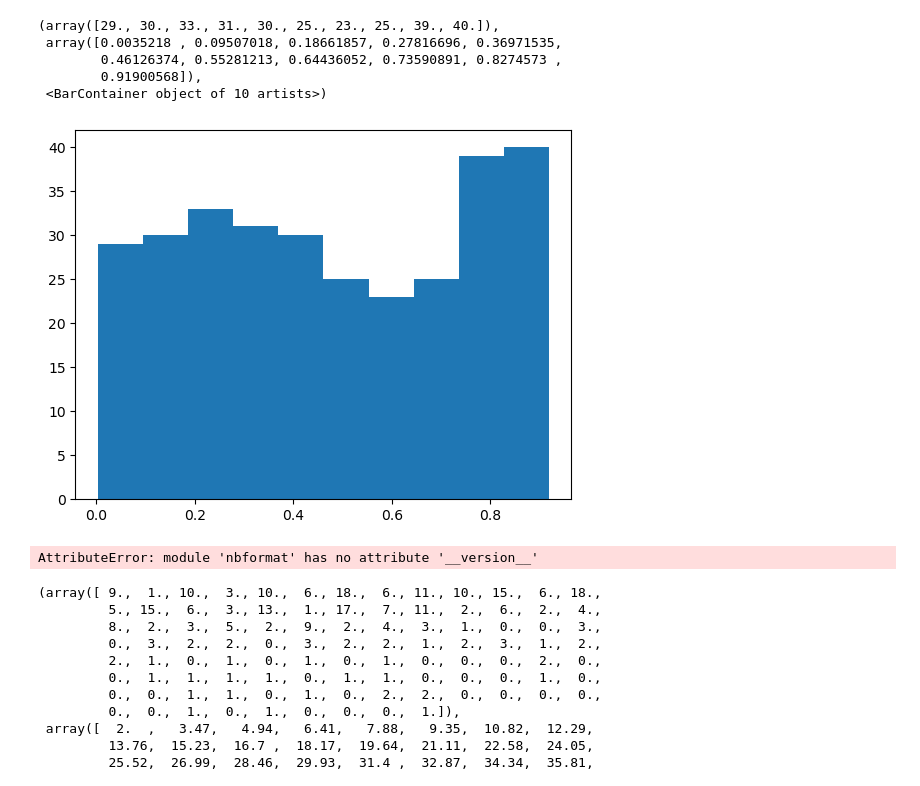
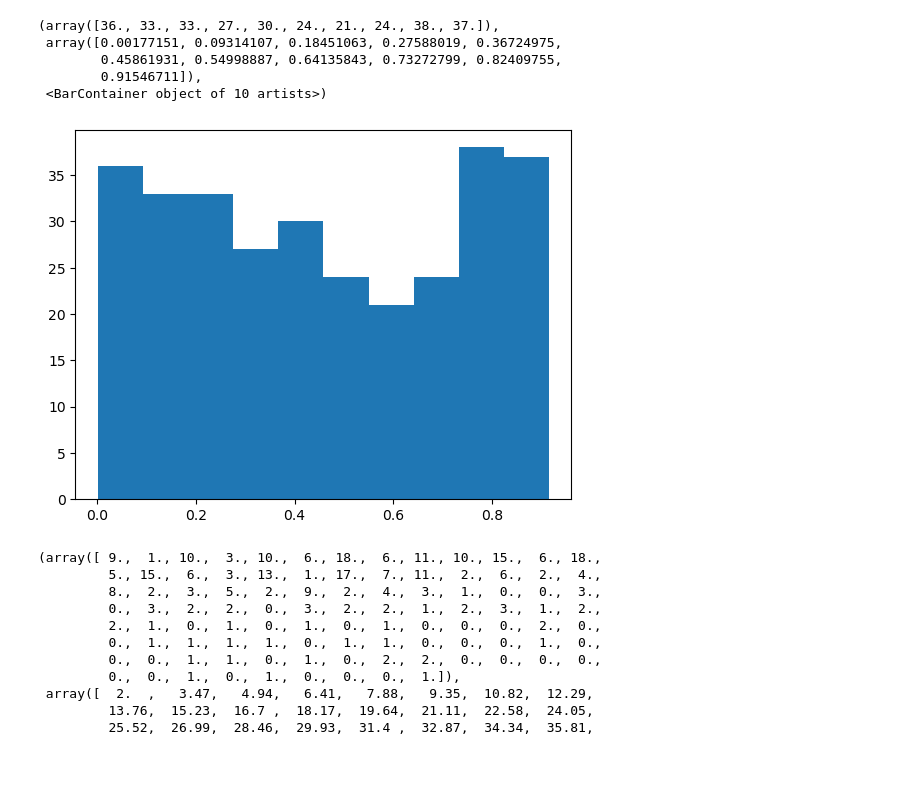
Before and after one commit to RECETOX/ei_spectra_predictions, a Jupyter notebook: analysis/scores_matches_histogram.ipynb, the cells around one changed output. Saved outputs shown, nothing was run; the diff lists cells and outputs as text; code cells hidden in the pictures.

Commit message:
added different scoring results

```diff
--- a/analysis/scores_matches_histogram.ipynb
+++ b/analysis/scores_matches_histogram.ipynb
@@ -5,33 +5,25 @@ from matplotlib import pyplot as plt
 from rdkit import Chem
 import plotly.graph_objs as go
 # %%
-results = pd.read_csv("data/results.tsv", sep='\t')
+results = pd.read_csv("data/cosine_hungarian_small_tolerances_results.tsv", sep='\t')
 # %%
 same_query_ref = results.loc[results['query'] == results['reference']]
 same_query_ref.to_csv("data/same_query_ref.tsv", sep='\t', index=False)
 # %%
-plt.hist(same_query_ref['CosineGreedy_score'], bins=10)
+plt.hist(same_query_ref['CosineHungarian_score'], bins=10)
 # %% [output]
-(array([29., 30., 33., 31., 30., 25., 23., 25., 39., 40.]),
- array([0.0035218 , 0.09507018, 0.18661857, 0.27816696, 0.36971535,
-        0.46126374, 0.55281213, 0.64436052, 0.73590891, 0.8274573 ,
-        0.91900568]),
+(array([36., 33., 33., 27., 30., 24., 21., 24., 38., 37.]),
+ array([0.00177151, 0.09314107, 0.18451063, 0.27588019, 0.36724975,
+        0.45861931, 0.54998887, 0.64135843, 0.73272799, 0.82409755,
+        0.91546711]),
  <BarContainer object of 10 artists>)
-[figure, old version]
+[figure, new version]
 # %%
 # Create a Histogram object
-histogram = go.Histogram(x=same_query_ref['CosineGreedy_score'])
-
-# Create a Layout object
+histogram = go.Histogram(x=same_query_ref['CosineHungarian_matches'])
 layout = go.Layout(title='Histogram')
-
-# Create a Figure object
 figure = go.Figure(data=[histogram], layout=layout)
-
-# Display the plot
 figure.show()
-# %% [output]
-AttributeError: module 'nbformat' has no attribute '__version__'
 # %%
 plt.hist(same_query_ref['CosineGreedy_matches'], bins=100)
 # %% [output]
```
Also changed, not shown: 3 other files.
